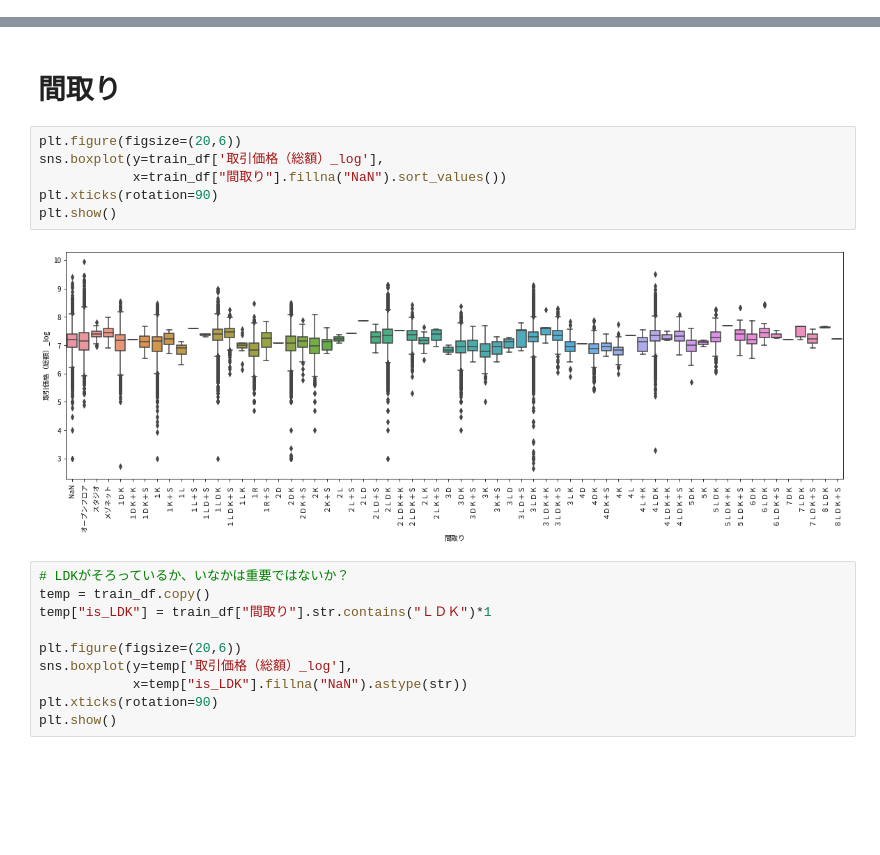
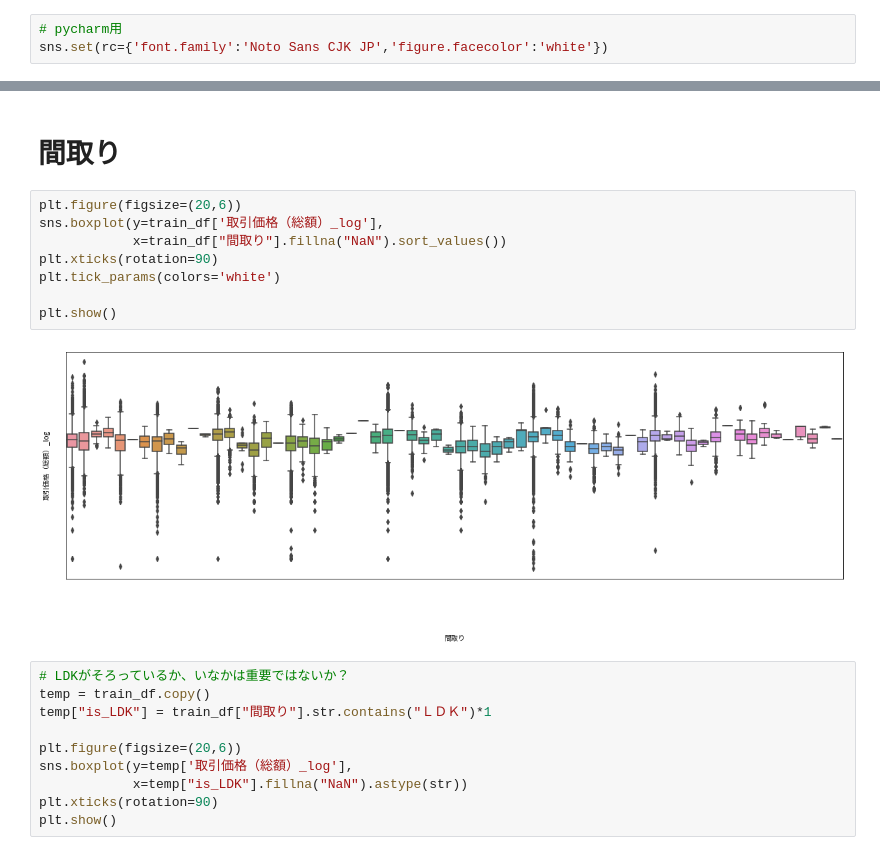
Before and after one commit to kfsky/2021-summer-second-hand-apartment-price-prediction, a Jupyter notebook: notebook/EDA.ipynb, the cells around one changed output, grey strips where cells are left out. Saved outputs shown, nothing was run; the diff lists cells and outputs as text; blank space fills up the shorter version.

```diff
--- a/notebook/EDA.ipynb
+++ b/notebook/EDA.ipynb
@@ -7,6 +7,9 @@ pd.set_option('display.max_columns', 100)
 from matplotlib import rcParams
 rcParams['font.family'] = 'Noto Sans CJK JP'
 %matplotlib inline
+# %%
+# pycharm用
+sns.set(rc={'font.family':'Noto Sans CJK JP','figure.facecolor':'white'})
 # %%
 train_df = pd.read_csv("../input/train.csv")
 test_df = pd.read_csv("../input/test.csv")
@@ -218,11 +272,13 @@ temp.groupby("町").agg({"取引価格（総額）_log":["mean", "std", "max", "
 # %%
 plt.figure(figsize=(20,6))
 sns.boxplot(y=train_df['取引価格（総額）_log'],
             x=train_df["間取り"].fillna("NaN").sort_values())
 plt.xticks(rotation=90)
+plt.tick_params(colors='white')
+
 plt.show()
 # %% [output]
-[figure, old version]
+[figure, new version]
 # %%
 # LDKがそろっているか、いなかは重要ではないか？
 temp = train_df.copy()
```
Also changed, not shown: parts of 13 cells of this notebook, 2 other files.
